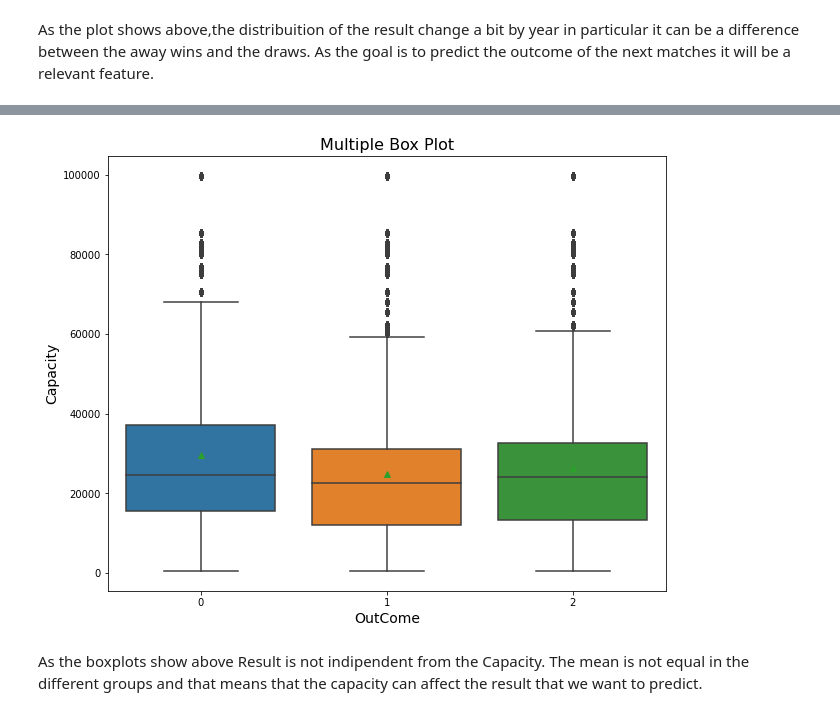
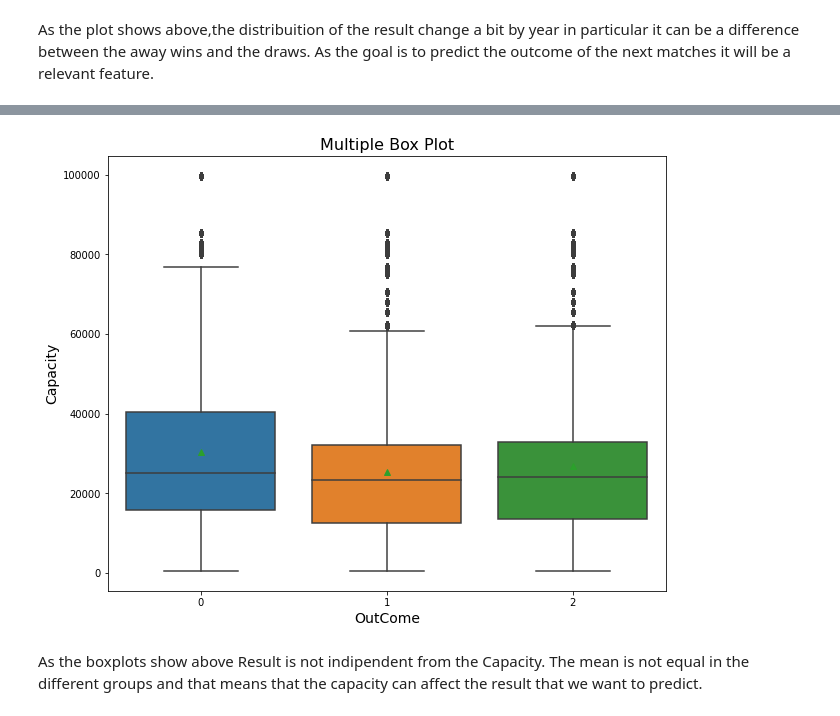
Before and after one commit to alessandroNarcisi96/Football-Match-Outcome-Prediction, a Jupyter notebook: project.ipynb, the cells around one changed output, grey strips where cells are left out. Saved outputs shown, nothing was run; the diff lists cells and outputs as text; code cells hidden in the pictures.

```diff
--- a/project.ipynb
+++ b/project.ipynb
@@ -211,20 +202,19 @@ dtype: int64
 # %%
-homeWin = matches[matches['OutCome']==0]
-awayWin = matches[matches['OutCome']==1]
-draw = matches[matches['OutCome']==2]
+matches = matches[matches['ELO_Home'].notna()]
+matches = matches[matches['ELO_Away'].notna()]
 # plot the figure
 plt.figure(figsize=(10, 8))
 sns.boxplot(x='OutCome',
             y='Capacity',
             data=matches,
             showmeans=True)
 plt.title("Multiple Box Plot", fontsize=16)
 plt.xlabel("OutCome", fontsize=14)
 plt.ylabel("Capacity", fontsize=14)
 plt.savefig("box_mat6")
 plt.show()
 # %% [output]
-[figure, old version]
+[figure, new version]
 # %% [markdown]
 As the boxplots show above Result is not indipendent from the Capacity.
 The mean is not equal in the different groups and that means that the capacity can affect the result that we want to predict.
```
Also changed, not shown: parts of 6 cells of this notebook, 7 other files.
